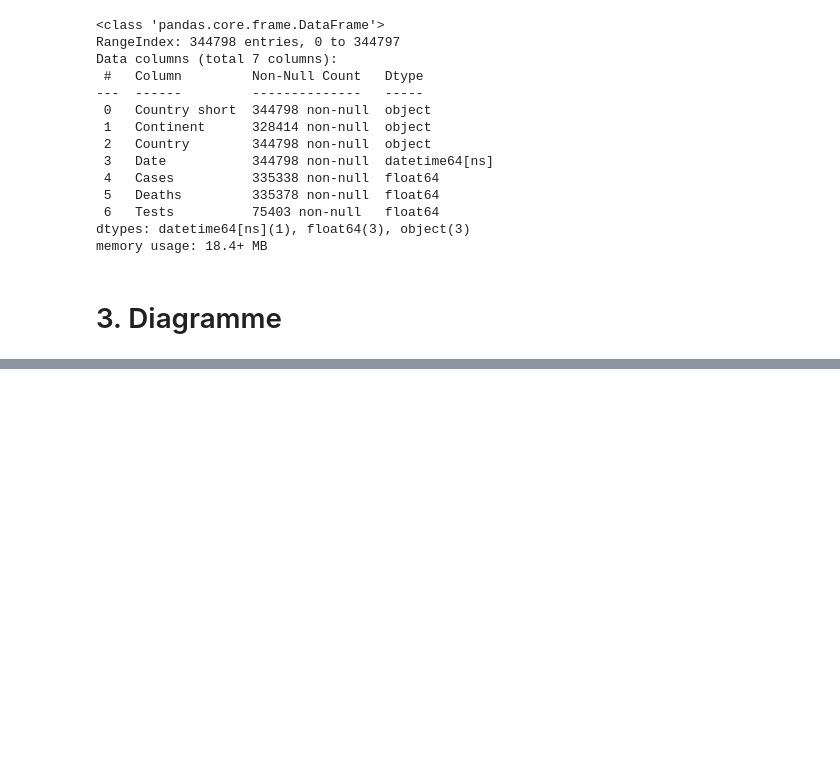
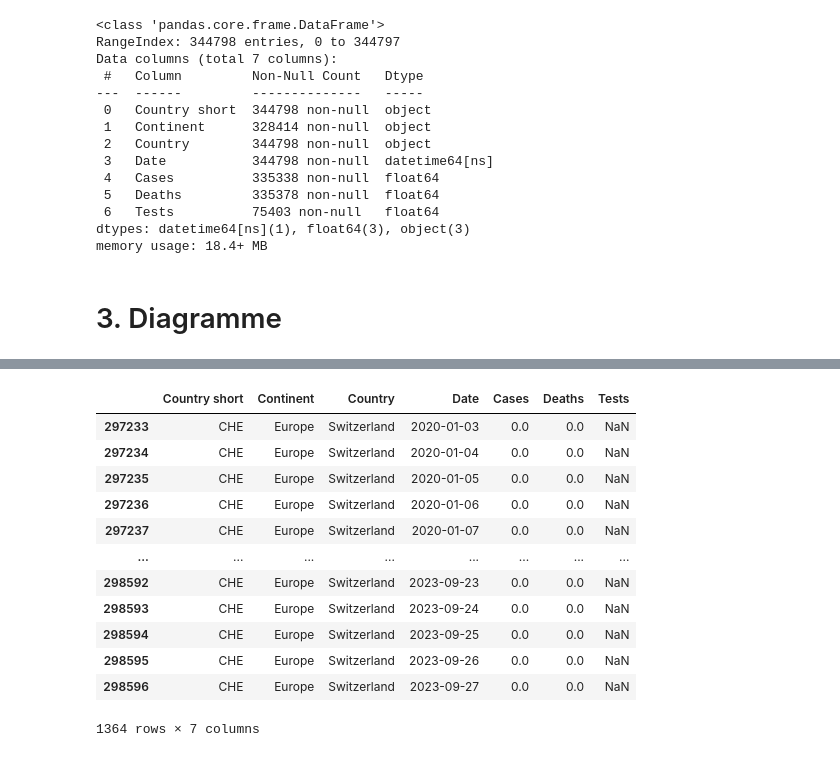
Before and after one commit to wicmic/Visual-Analytics, a Jupyter notebook: Dashboard_Komponenten.ipynb, the cells around one changed output, grey strips where cells are left out. Saved outputs shown, nothing was run; the diff lists cells and outputs as text; code cells hidden in the pictures; blank space fills up the shorter version.

Commit message:
Candle-Chart
Candle-Chart

```diff
--- a/Dashboard_Komponenten.ipynb
+++ b/Dashboard_Komponenten.ipynb
@@ -338,3 +394,20 @@ df_treemap
+# %%
+df_candle_chart_covid = df_covid[df_covid['Country'] == 'Switzerland']
+df_candle_chart_covid
+# %% [output]
+|  | Country short | Continent | Country | Date | Cases | Deaths | Tests |
+| 297233 | CHE | Europe | Switzerland | 2020-01-03 | 0.0 | 0.0 | NaN |
+| 297234 | CHE | Europe | Switzerland | 2020-01-04 | 0.0 | 0.0 | NaN |
+| 297235 | CHE | Europe | Switzerland | 2020-01-05 | 0.0 | 0.0 | NaN |
+| 297236 | CHE | Europe | Switzerland | 2020-01-06 | 0.0 | 0.0 | NaN |
+| 297237 | CHE | Europe | Switzerland | 2020-01-07 | 0.0 | 0.0 | NaN |
+| ... | ... | ... | ... | ... | ... | ... | ... |
+| 298592 | CHE | Europe | Switzerland | 2023-09-23 | 0.0 | 0.0 | NaN |
+| 298593 | CHE | Europe | Switzerland | 2023-09-24 | 0.0 | 0.0 | NaN |
+| 298594 | CHE | Europe | Switzerland | 2023-09-25 | 0.0 | 0.0 | NaN |
+| 298595 | CHE | Europe | Switzerland | 2023-09-26 | 0.0 | 0.0 | NaN |
+| 298596 | CHE | Europe | Switzerland | 2023-09-27 | 0.0 | 0.0 | NaN |
+1364 rows × 7 columns
 # %%
 def liste_stocks():
 
```
Also changed, not shown: parts of 11 cells of this notebook.
